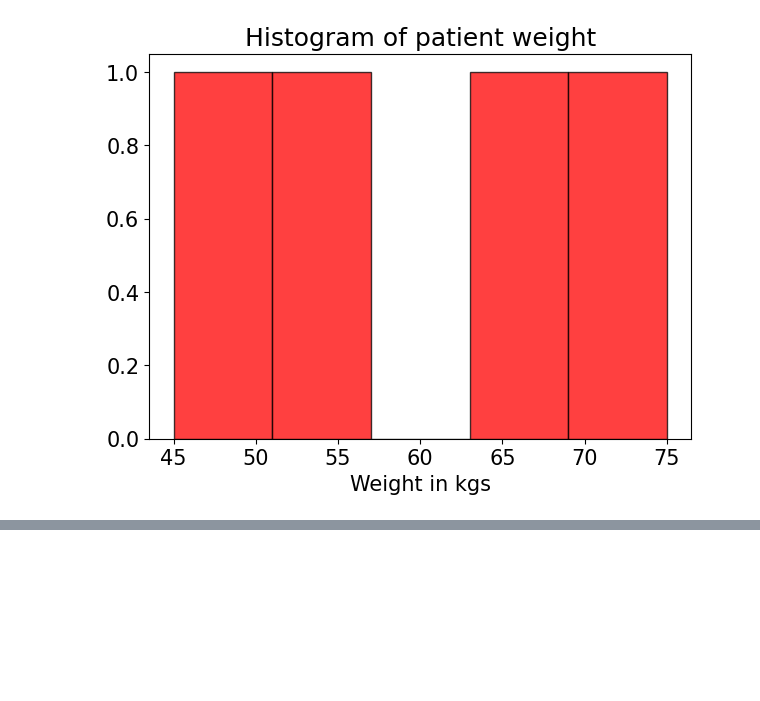
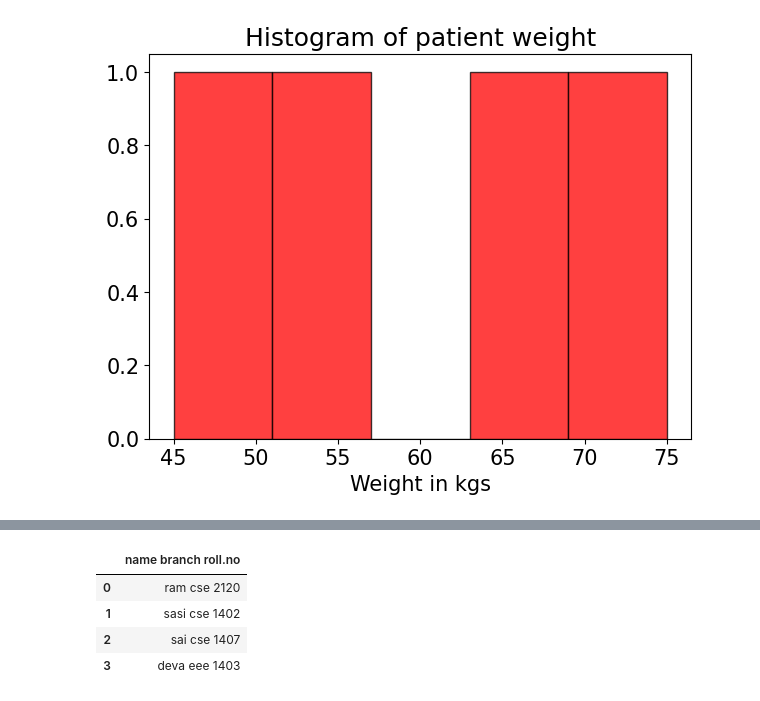
Before and after one commit to 2303A52128/AIML_2303A52128, a Jupyter notebook: Lab01_ALML.ipynb, the cells around one changed output, grey strips where cells are left out. Cells and saved outputs as stored; diff of their text form; code cells hidden in the pictures; blank space fills up the shorter version.

```diff
--- a/Lab01_ALML.ipynb
+++ b/Lab01_ALML.ipynb
@@ -120,0 +148,8 @@ plt.show()
+# %%
+data3
+# %% [output]
+|  | name branch roll.no |
+| 0 | ram cse 2120 |
+| 1 | sasi cse 1402 |
+| 2 | sai cse 1407 |
+| 3 | deva eee 1403 |
```
Also changed, not shown: parts of 7 cells of this notebook.
